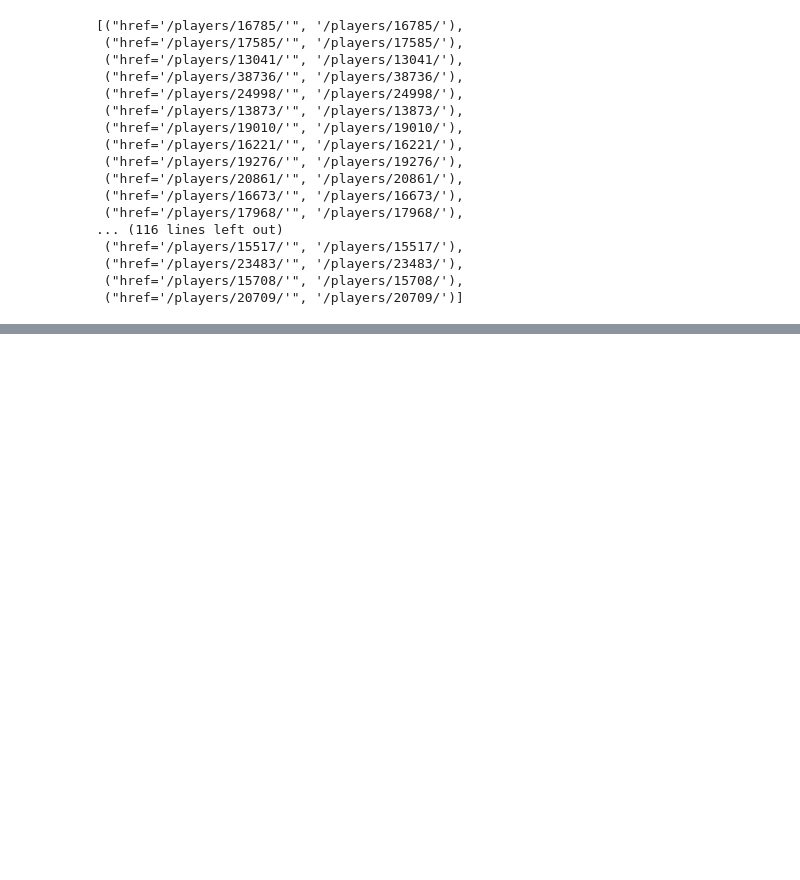
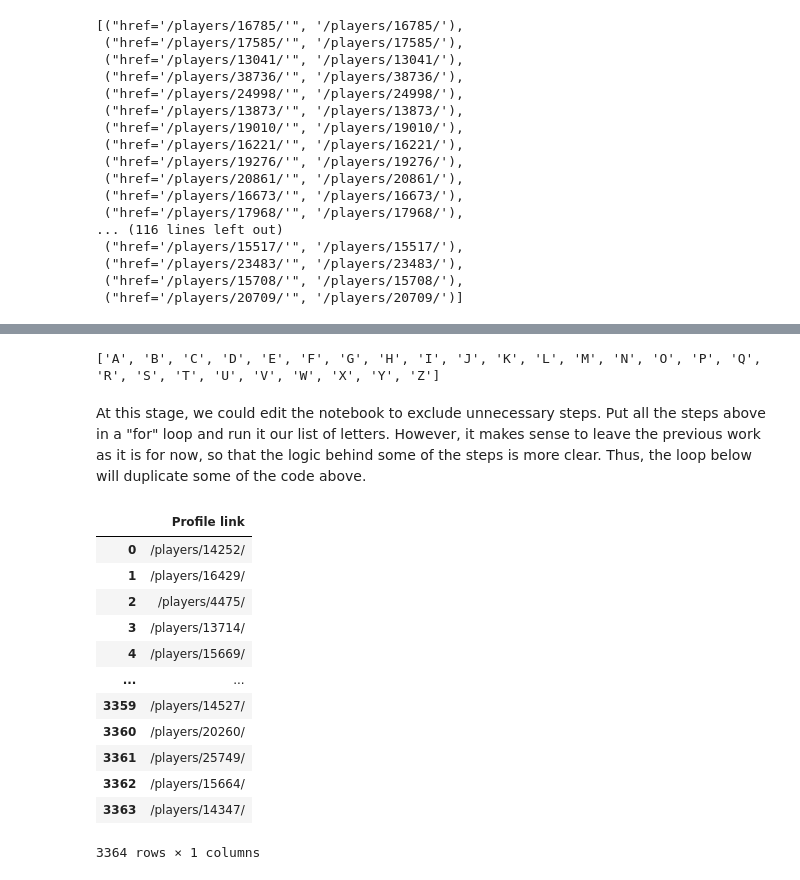
Before and after one commit to Dark-Hobbit/khl, a Jupyter notebook: players_list_scraping.ipynb, the cells around one changed output, grey strips where cells are left out. Cells and saved outputs as stored; diff of their text form; code cells hidden in the pictures; blank space fills up the shorter version.

```diff
--- a/players_list_scraping.ipynb
+++ b/players_list_scraping.ipynb
@@ -97,0 +102,49 @@ P.S. On the bright side - since all player names are filtered alphabetically, so
+# %%
+alphabet = list(string.ascii_uppercase)
+# %%
+print(alphabet)
+# %% [output]
+['A', 'B', 'C', 'D', 'E', 'F', 'G', 'H', 'I', 'J', 'K', 'L', 'M', 'N', 'O', 'P', 'Q', 'R', 'S', 'T', 'U', 'V', 'W', 'X', 'Y', 'Z']
+# %% [markdown]
+At this stage, we could edit the notebook to exclude unnecessary steps. Put all the steps above in a "for" loop and run it our list of letters. However, it makes sense to leave the previous work as it is for now, so that the logic behind some of the steps is more clear. Thus, the loop below will duplicate some of the code above.
+# %%
+# Creating an empty dataframe so that the loop can append results to it.
+
+list_profile_links = pd.DataFrame(columns=['Profile link'])
+# %%
+for letter in alphabet:
+
+    # Construct an URL for our target webpage and get it.
+
+    base_url = f'https://en.khl.ru/players/season/all/?letter={letter}'
+    result = requests.get(base_url)
+
+    # Still using the same regular expression.
+
+    # <a - is an a tag
+    # [^>]*? - can have any characters that are not >
+    # href=" - have href
+    # [^\">]+ - have any number of characters other than " and >
+
+    regex_outcome = re.findall(r"<a [^>]*?(href=\'([^\">]+)\')", result.text)
+    profile_links = pd.DataFrame({x[1:] for x in regex_outcome}, columns=['Profile link'])
+
+    # Appending the results to the outcome dataframe.
+
+    list_profile_links =  list_profile_links.append(profile_links, ignore_index=True)
+# %%
+list_profile_links
+# %% [output]
+|  | Profile link |
+| 0 | /players/14252/ |
+| 1 | /players/16429/ |
+| 2 | /players/4475/ |
+| 3 | /players/13714/ |
+| 4 | /players/15669/ |
+| ... | ... |
+| 3359 | /players/14527/ |
+| 3360 | /players/20260/ |
+| 3361 | /players/25749/ |
+| 3362 | /players/15664/ |
+| 3363 | /players/14347/ |
+3364 rows × 1 columns
```
Also changed, not shown: parts of 4 cells of this notebook, 1 other file.
